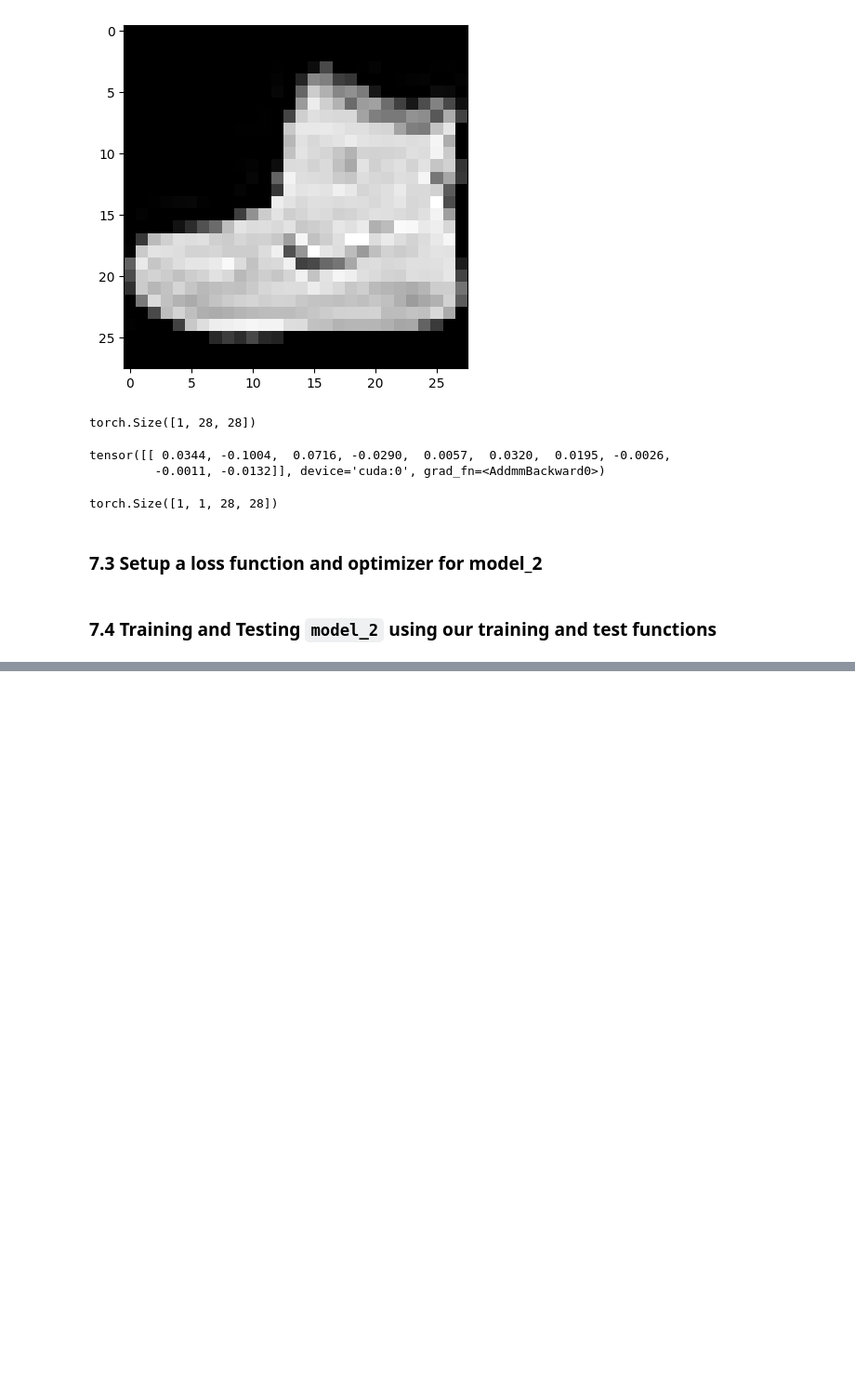
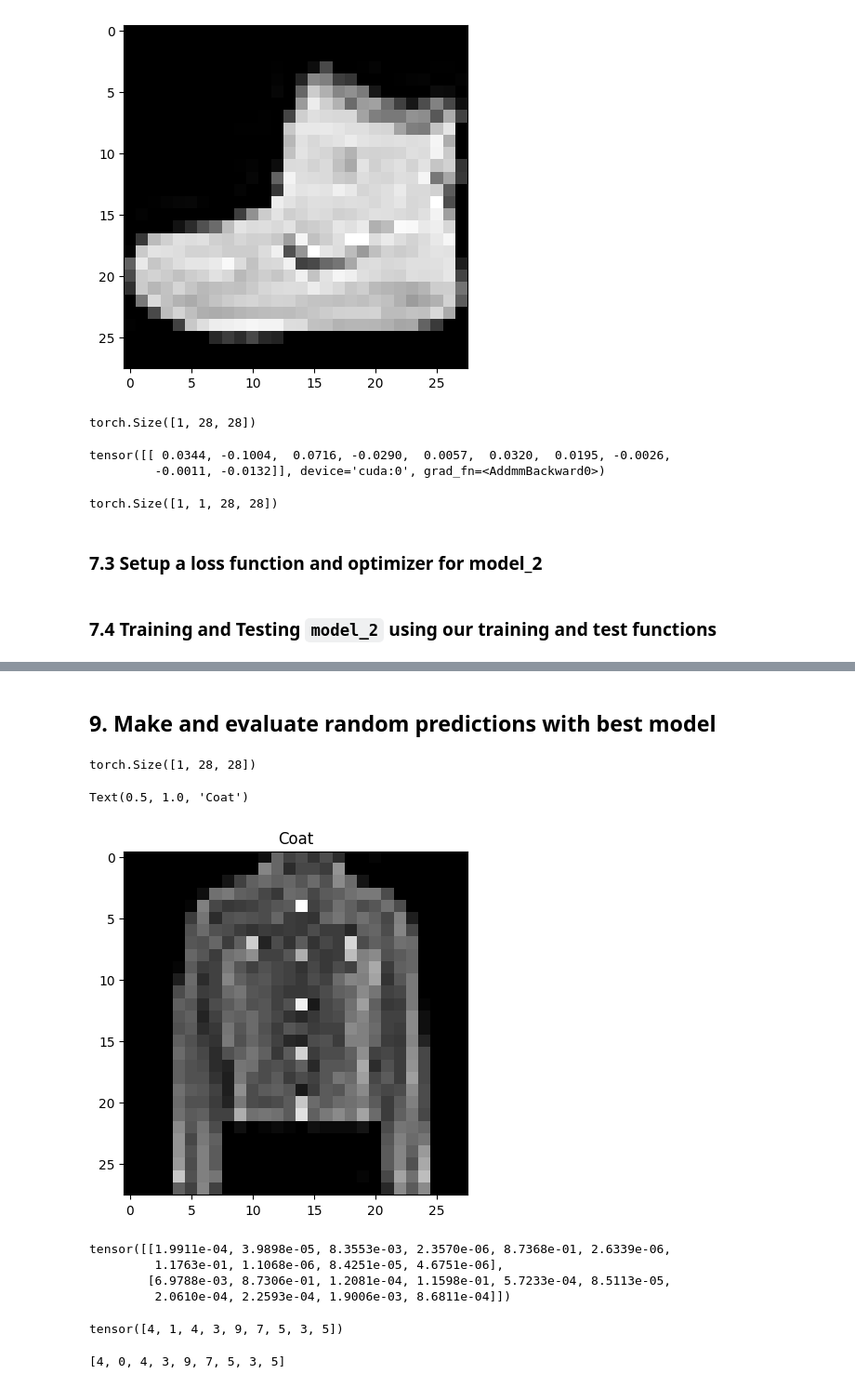
Before and after one commit to BhaskarKapri07/Learning-PyTorch, a Jupyter notebook: Pytorch_Computer_Vision.ipynb, the cells around one changed output, grey strips where cells are left out. Shown at 93% size. Saved outputs shown, nothing was run; the diff lists cells and outputs as text; code cells hidden in the pictures; blank space fills up the shorter version.

Commit message:
Computer Vision with PyTorch 🔥

```diff
--- a/Pytorch_Computer_Vision.ipynb
+++ b/Pytorch_Computer_Vision.ipynb
@@ -961,0 +979,2 @@ model_2_results
+# %% [markdown]
+## 9. Make and evaluate random predictions with best model
@@ -961,0 +1004,42 @@ model_2_results
+# %%
+import random
+# random.seed(42)
+test_samples = []
+test_labels = []
+
+for sample, label in random.sample(list(test_data), k=9):
+  test_samples.append(sample)
+  test_labels.append(label)
+
+# View the first sample shapes
+test_samples[0].shape
+# %% [output]
+torch.Size([1, 28, 28])
+# %%
+plt.imshow(test_samples[0].squeeze(), cmap="gray")
+plt.title(class_names[test_labels[0]])
+# %% [output]
+Text(0.5, 1.0, 'Coat')
+[figure, added]
+# %%
+# Make predictions
+pred_probs = make_predictions(model=model_2,
+                              data=test_samples)
+
+# View first two prediction probabilities
+pred_probs[:2]
+# %% [output]
+tensor([[1.9911e-04, 3.9898e-05, 8.3553e-03, 2.3570e-06, 8.7368e-01, 2.6339e-06,
+         1.1763e-01, 1.1068e-06, 8.4251e-05, 4.6751e-06],
+        [6.9788e-03, 8.7306e-01, 1.2081e-04, 1.1598e-01, 5.7233e-04, 8.5113e-05,
+         2.0610e-04, 2.2593e-04, 1.9006e-03, 8.6811e-04]])
+# %%
+# Convert prediction probabilites to labels
+pred_classes = pred_probs.argmax(dim=1)
+pred_classes
+# %% [output]
+tensor([4, 1, 4, 3, 9, 7, 5, 3, 5])
+# %%
+test_labels
+# %% [output]
+[4, 0, 4, 3, 9, 7, 5, 3, 5]
```
Also changed, not shown: parts of 23 cells of this notebook.
